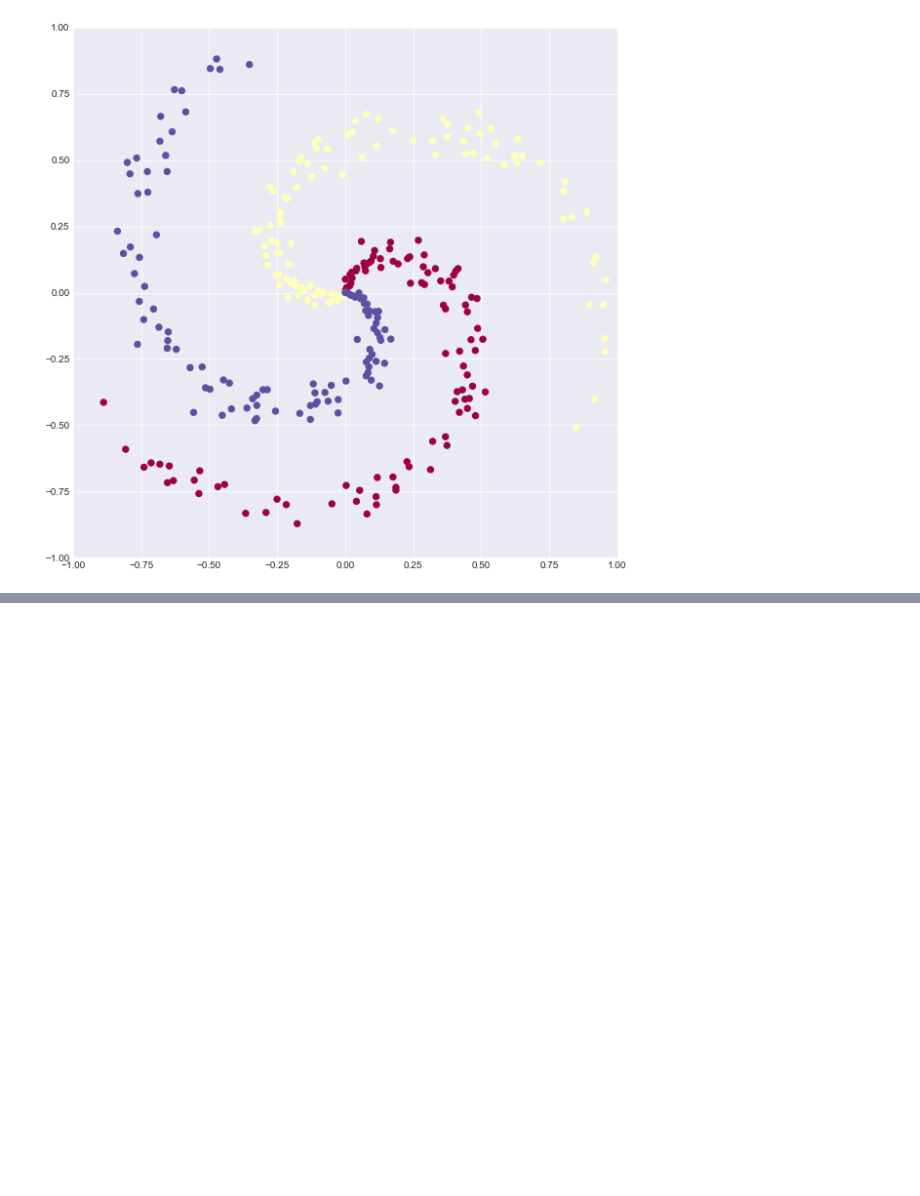
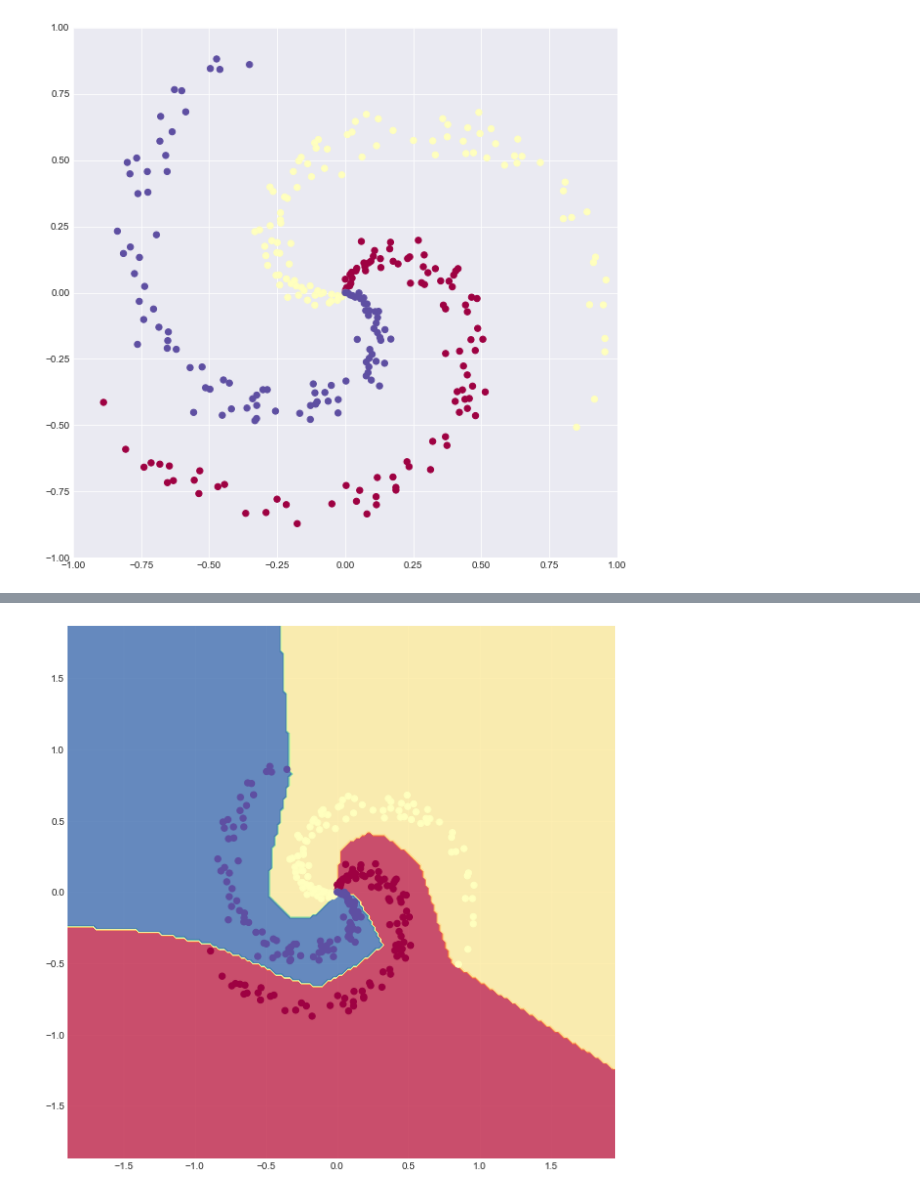
Before and after one commit to liguoqinjim/jupyter_notebook_todo_remove, a Jupyter notebook: notebook_idata_lesson01/Neural-Networks/Neural-Networks.ipynb, the cells around one changed output, grey strips where cells are left out. Drawn from its saved outputs; the diff is of its cells as text; code cells hidden in the pictures; blank space fills up the shorter version.

```diff
--- a/notebook_idata_lesson01/Neural-Networks/Neural-Networks.ipynb
+++ b/notebook_idata_lesson01/Neural-Networks/Neural-Networks.ipynb
@@ -33,0 +100,79 @@ y.shape= (300,)
+# %%
+h = 100  # size of hidden layer
+W = 0.01 * np.random.randn(D, h)  # x:300*2  2*100
+b = np.zeros((1, h))
+W2 = 0.01 * np.random.randn(h, K)
+b2 = np.zeros((1, K))
+
+# some hyperparameters
+step_size = 1e-0
+reg = 1e-3  # regularization strength
+
+# gradient descent loop
+num_examples = x.shape[0]
+for i in range(2000):
+    # evaluate class scores, [N x K]
+    hidden_layer = np.maximum(0, np.dot(x, W) + b)  # note, ReLU activation hidden_layer:300*100
+    scores = np.dot(hidden_layer, W2) + b2  #scores:300*3
+    exp_scores = np.exp(scores)
+    probs = exp_scores / np.sum(exp_scores, axis=1, keepdims=True)
+
+    # compute the loss: average cross-entropy loss and regularization
+    corect_logprobs = -np.log(probs[range(num_examples), y])
+    data_loss = np.sum(corect_logprobs) / num_examples
+    reg_loss = 0.5 * reg * np.sum(W * W) + 0.5 * reg * np.sum(W2 * W2)
+    loss = data_loss + reg_loss
+    if i % 100 == 0:
+        print
+        "iteration %d: loss %f" % (i, loss)
+
+    # compute the gradient on scores
+    dscores = probs
+    dscores[range(num_examples), y] -= 1
+    dscores /= num_examples
+
+    # backpropate the gradient to the parameters
+    # first backprop into parameters W2 and b2
+    dW2 = np.dot(hidden_layer.T, dscores)
+    db2 = np.sum(dscores, axis=0, keepdims=True)
+    # next backprop into hidden layer
+    dhidden = np.dot(dscores, W2.T)
+    # backprop the ReLU non-linearity
+    dhidden[hidden_layer <= 0] = 0
+    # finally into W,b
+    dW = np.dot(x.T, dhidden)
+    db = np.sum(dhidden, axis=0, keepdims=True)
+
+    # add regularization gradient contribution
+    dW2 += reg * W2
+    dW += reg * W
+
+    # perform a parameter update
+    W += -step_size * dW
+    b += -step_size * db
+    W2 += -step_size * dW2
+    b2 += -step_size * db2
+hidden_layer = np.maximum(0, np.dot(x, W) + b)
+scores = np.dot(hidden_layer, W2) + b2
+predicted_class = np.argmax(scores, axis=1)
+print
+'training accuracy: %.2f' % (np.mean(predicted_class == y))
+
+h = 0.02
+x_min, x_max = x[:, 0].min() - 1, x[:, 0].max() + 1
+y_min, y_max = x[:, 1].min() - 1, x[:, 1].max() + 1
+xx, yy = np.meshgrid(np.arange(x_min, x_max, h),
+                     np.arange(y_min, y_max, h))
+Z = np.dot(np.maximum(0, np.dot(np.c_[xx.ravel(), yy.ravel()], W) + b), W2) + b2
+Z = np.argmax(Z, axis=1)
+Z = Z.reshape(xx.shape)
+fig = plt.figure(figsize=(10, 10))
+plt.contourf(xx, yy, Z, cmap=plt.cm.Spectral, alpha=0.8)
+plt.scatter(x[:, 0], x[:, 1], c=y, s=40, cmap=plt.cm.Spectral)
+plt.xlim(xx.min(), xx.max())
+plt.ylim(yy.min(), yy.max())
+plt.show()
+
+# 神经网络分类，可以很好的完成分类
+# %% [output]
+[figure, added]
```
Also changed, not shown: parts of 1 cell of this notebook.
